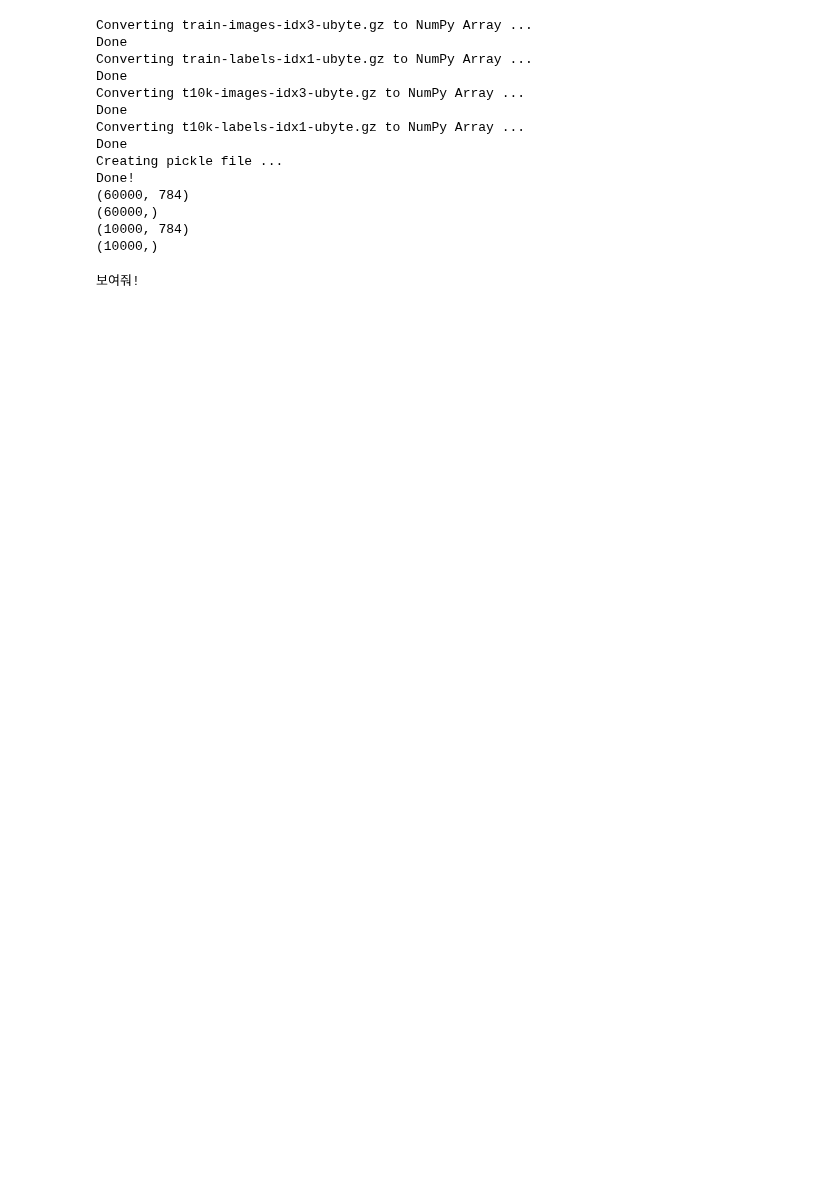
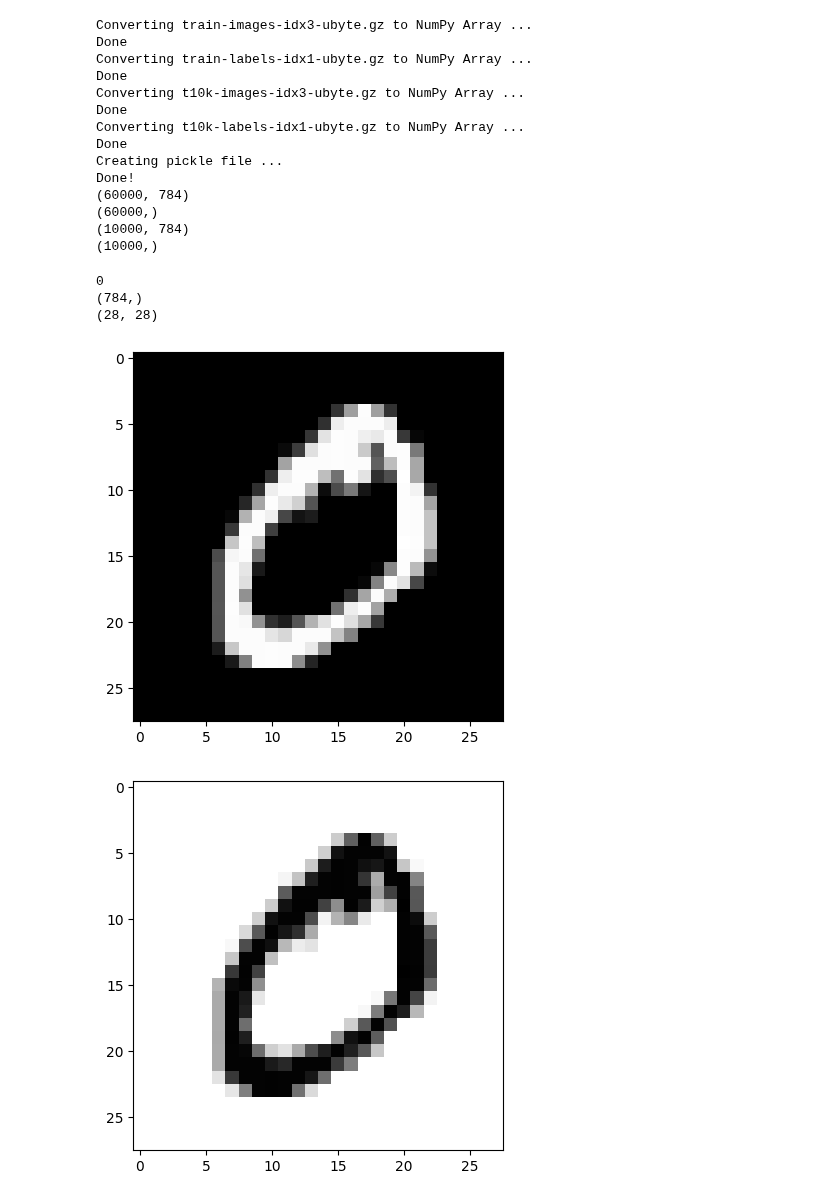
Before and after one commit to lys678/AIFFEL_Online_Quest, a Jupyter notebook: DL_Master/밑시딥__3.ipynb, the cells around one changed output. Saved outputs shown, nothing was run; the diff lists cells and outputs as text; code cells hidden in the pictures; blank space fills up the shorter version.

```diff
--- a/DL_Master/밑시딥__3.ipynb
+++ b/DL_Master/밑시딥__3.ipynb
@@ -478,35 +489,45 @@ Done!
 # %%
 # coding: utf-8
 import sys, os
 sys.path.append('./dataset')
 import numpy as np
 from dataset.mnist import load_mnist
 from PIL import Image
+import matplotlib.pyplot as plt
 
 
+# def img_show(img):
+#     pil_img = Image.fromarray(np.uint8(img))
+#     print('보여줘!')
+#     pil_img.show()
+
 def img_show(img):
-    pil_img = Image.fromarray(np.uint8(img))
-    print('보여줘!')
-    pil_img.show()
+    plt.imshow(img, cmap='gray')
+    plt.show()
 
 (x_train, t_train), (x_test, t_test) = load_mnist(flatten=True, normalize=False)
 
-print(x_train.shape) # input_train
-print(t_train.shape) # input_target
-print(x_test.shape) # test_train
-print(t_test.shape) # test_target
+# print(x_train.shape) # input_train
+# print(t_train.shape) # input_target
+# print(x_test.shape) # test_train
+# print(t_test.shape) # test_target
 
-img = x_train[0]
-label = t_train[0]
+img = x_train[1]
+label = t_train[1]
 print(label)  # 5
 
 print(img.shape)  # (784,)
-img = img.reshape(28, 28)  # 형상을 원래 이미지의 크기로 변형
+img = img.reshape(28, 28)  # 형상을 원래 이미지의 크기로 변형 784-> 28*28 Unflatten
 print(img.shape)  # (28, 28)
 
 img_show(img)
+img_show(255 - img)
 # %% [output]
-보여줘!
+0
+(784,)
+(28, 28)
+[figure, added]
+[figure, added]
 # %%
 import sys, os
 sys.path.append('./dataset')
```
Also changed, not shown: parts of 5 cells of this notebook.
